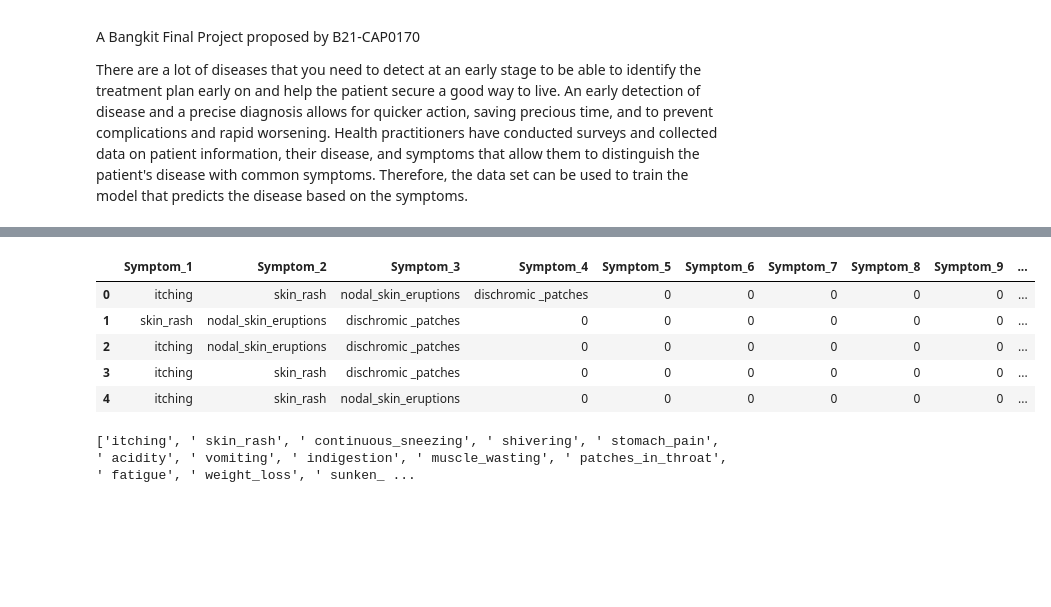
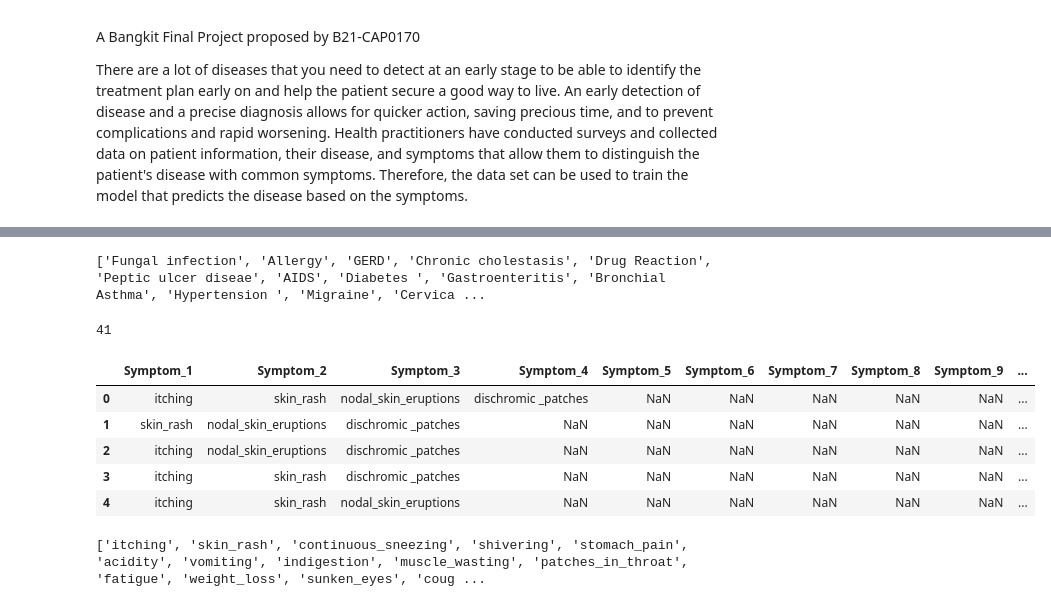
Before and after one commit to davindb/Hipotesa, a Jupyter notebook: Progress Report/Machine Learning/Bangkit Final Project Machine Learning.ipynb, the cells around one changed output, grey strips where cells are left out. Saved outputs shown, nothing was run; the diff lists cells and outputs as text; code cells hidden in the pictures; blank space fills up the shorter version.

```diff
--- a/Progress Report/Machine Learning/Bangkit Final Project Machine Learning.ipynb
+++ b/Progress Report/Machine Learning/Bangkit Final Project Machine Learning.ipynb
@@ -24,8 +28,3 @@ df.head()
 | 2 | Fungal infection | itching | nodal_skin_eruptions | dischromic _patches | NaN | NaN | NaN | NaN | NaN | ... |
 | 3 | Fungal infection | itching | skin_rash | dischromic _patches | NaN | NaN | NaN | NaN | NaN | ... |
 | 4 | Fungal infection | itching | skin_rash | nodal_skin_eruptions | NaN | NaN | NaN | NaN | NaN | ... |
-# %%
-# Replace all NaN to 0
-df.fillna(0, inplace=True)
-
-df.head()
@@ -39,31 +45,48 @@ df.head()
+# %%
+# Put all unique disease to a list
+disease = []
+
+for x in disease_only['Disease'].tolist():
+    if x not in disease:
+        disease.append(x)
+
+print(disease)
+# %% [output]
+['Fungal infection', 'Allergy', 'GERD', 'Chronic cholestasis', 'Drug Reaction', 'Peptic ulcer diseae', 'AIDS', 'Diabetes ', 'Gastroenteritis', 'Bronchial Asthma', 'Hypertension ', 'Migraine', 'Cervica ...
+# %%
+# Print the total number of the diseases in the dataset
+print(len(disease))
+# %% [output]
+41
 # %%
 # Filter DataFrame to symptoms only (delete the disease column)
 first_column = df.columns[0]
 symptoms_only = df.drop([first_column], axis=1)
 
 # Saving to new file
-# df.to_csv('file.csv', index=False)
+df.to_csv('file.csv', index=False)
 
 symptoms_only.head()
 # %% [output]
 |  | Symptom_1 | Symptom_2 | Symptom_3 | Symptom_4 | Symptom_5 | Symptom_6 | Symptom_7 | Symptom_8 | Symptom_9 | ... |
-| 0 | itching | skin_rash | nodal_skin_eruptions | dischromic _patches | 0 | 0 | 0 | 0 | 0 | ... |
-| 1 | skin_rash | nodal_skin_eruptions | dischromic _patches | 0 | 0 | 0 | 0 | 0 | 0 | ... |
-| 2 | itching | nodal_skin_eruptions | dischromic _patches | 0 | 0 | 0 | 0 | 0 | 0 | ... |
-| 3 | itching | skin_rash | dischromic _patches | 0 | 0 | 0 | 0 | 0 | 0 | ... |
-| 4 | itching | skin_rash | nodal_skin_eruptions | 0 | 0 | 0 | 0 | 0 | 0 | ... |
+| 0 | itching | skin_rash | nodal_skin_eruptions | dischromic _patches | NaN | NaN | NaN | NaN | NaN | ... |
+| 1 | skin_rash | nodal_skin_eruptions | dischromic _patches | NaN | NaN | NaN | NaN | NaN | NaN | ... |
+| 2 | itching | nodal_skin_eruptions | dischromic _patches | NaN | NaN | NaN | NaN | NaN | NaN | ... |
+| 3 | itching | skin_rash | dischromic _patches | NaN | NaN | NaN | NaN | NaN | NaN | ... |
+| 4 | itching | skin_rash | nodal_skin_eruptions | NaN | NaN | NaN | NaN | NaN | NaN | ... |
 # %%
 # Put all unique symptoms to a list
 symptoms = []
 
 for i in range(1, 18):
     for x in symptoms_only[f'Symptom_{i}'].tolist():
-        if x not in symptoms:
-            symptoms.append(x)
+        if str(x) != 'nan' and str(x).strip() not in symptoms:
+            symptoms.append(x.strip())
+
 
 print(symptoms)
 # %% [output]
-['itching', ' skin_rash', ' continuous_sneezing', ' shivering', ' stomach_pain', ' acidity', ' vomiting', ' indigestion', ' muscle_wasting', ' patches_in_throat', ' fatigue', ' weight_loss', ' sunken_ ...
+['itching', 'skin_rash', 'continuous_sneezing', 'shivering', 'stomach_pain', 'acidity', 'vomiting', 'indigestion', 'muscle_wasting', 'patches_in_throat', 'fatigue', 'weight_loss', 'sunken_eyes', 'coug ...
 # %%
 # Print the total number of the symptoms in the dataset
 print(len(symptoms))
```
Also changed, not shown: parts of 29 cells of this notebook.
